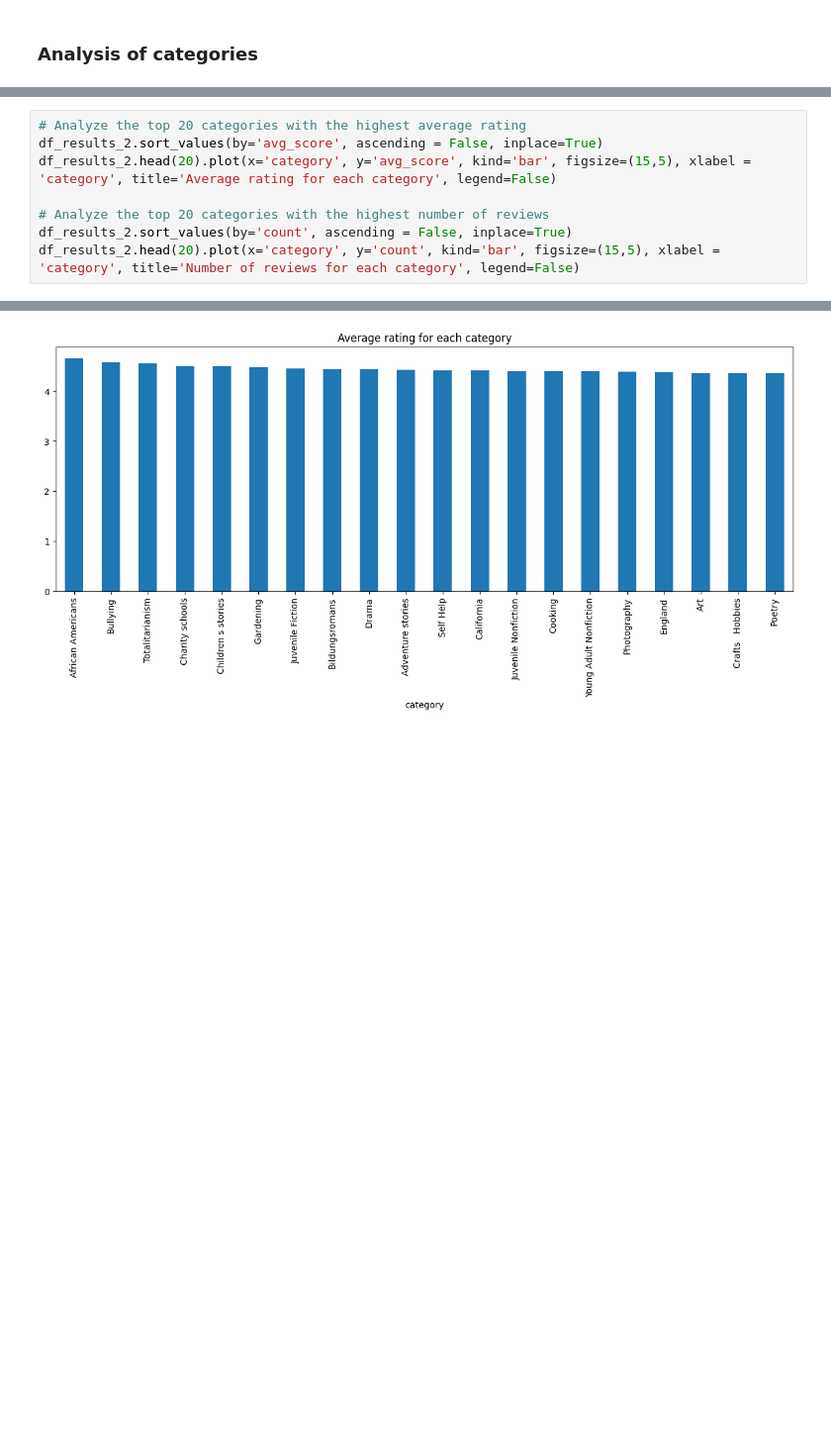
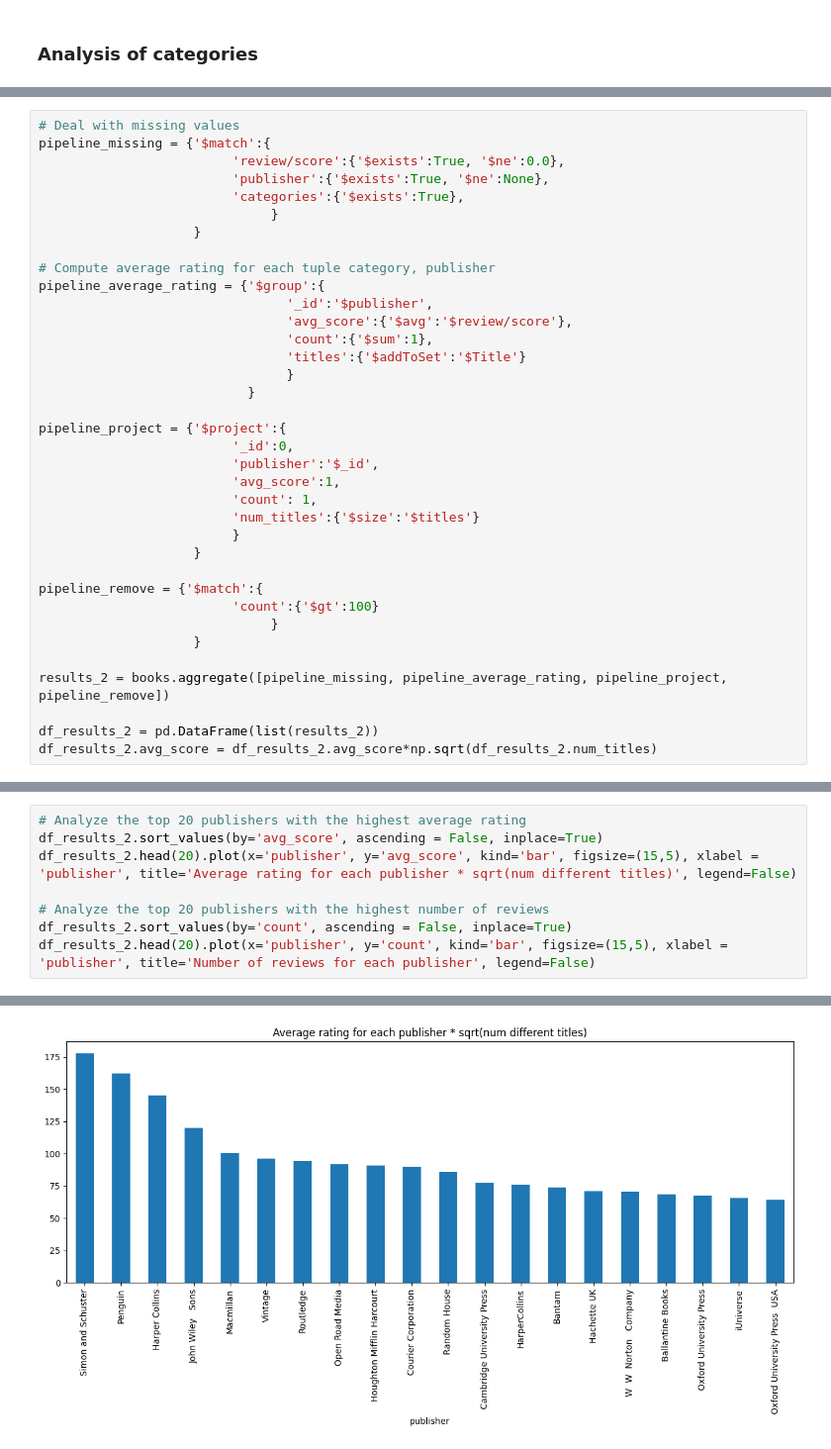
Before and after one commit to AndreaAlberti07/Amazon-books-reviews-ML, a Jupyter notebook: notebooks/hypotesis_testing/hypothesis_7.ipynb, the cells around one changed output, grey strips where cells are left out. Shown at 99% size. Cells and saved outputs as stored; diff of their text form; blank space fills up the shorter version.

```diff
--- a/notebooks/hypotesis_testing/hypothesis_7.ipynb
+++ b/notebooks/hypotesis_testing/hypothesis_7.ipynb
@@ -153,3 +180,39 @@ df_results_2 = pd.DataFrame(list(results_2))
+# %%
+# Deal with missing values
+pipeline_missing = {'$match':{
+                         'review/score':{'$exists':True, '$ne':0.0},
+                         'publisher':{'$exists':True, '$ne':None},
+                         'categories':{'$exists':True},
+                              }
+                    }
+
+# Compute average rating for each tuple category, publisher
+pipeline_average_rating = {'$group':{
+                                '_id':'$publisher',
+                                'avg_score':{'$avg':'$review/score'},
+                                'count':{'$sum':1},
+                                'titles':{'$addToSet':'$Title'}
+                                }
+                           }
+
+pipeline_project = {'$project':{
+                         '_id':0,
+                         'publisher':'$_id',
+                         'avg_score':1,
+                         'count': 1,
+                         'num_titles':{'$size':'$titles'}
+                         }
+                    }
+
+pipeline_remove = {'$match':{
+                         'count':{'$gt':100}
+                              }
+                    }
+
+results_2 = books.aggregate([pipeline_missing, pipeline_average_rating, pipeline_project, pipeline_remove])
+
+df_results_2 = pd.DataFrame(list(results_2))
+df_results_2.avg_score = df_results_2.avg_score*np.sqrt(df_results_2.num_titles)
 # %%
 df_results_2.head()
 # %% [output]
@@ -162,9 +225,9 @@ df_results_2.head()
 # %%
-# Analyze the top 20 categories with the highest average rating
+# Analyze the top 20 publishers with the highest average rating
 df_results_2.sort_values(by='avg_score', ascending = False, inplace=True)
-df_results_2.head(20).plot(x='category', y='avg_score', kind='bar', figsize=(15,5), xlabel = 'category', title='Average rating for each category', legend=False)
+df_results_2.head(20).plot(x='publisher', y='avg_score', kind='bar', figsize=(15,5), xlabel = 'publisher', title='Average rating for each publisher * sqrt(num different titles)', legend=False)
 
-# Analyze the top 20 categories with the highest number of reviews
+# Analyze the top 20 publishers with the highest number of reviews
 df_results_2.sort_values(by='count', ascending = False, inplace=True)
-df_results_2.head(20).plot(x='category', y='count', kind='bar', figsize=(15,5), xlabel = 'category', title='Number of reviews for each category', legend=False)
+df_results_2.head(20).plot(x='publisher', y='count', kind='bar', figsize=(15,5), xlabel = 'publisher', title='Number of reviews for each publisher', legend=False)
 # %% [output]
@@ -172 +235 @@ df_results_2.head(20).plot(x='category', y='count', kind='bar', figsize=(15,5),
-[figure, old version]
+[figure, new version]
```
Also changed, not shown: parts of 11 cells of this notebook.
